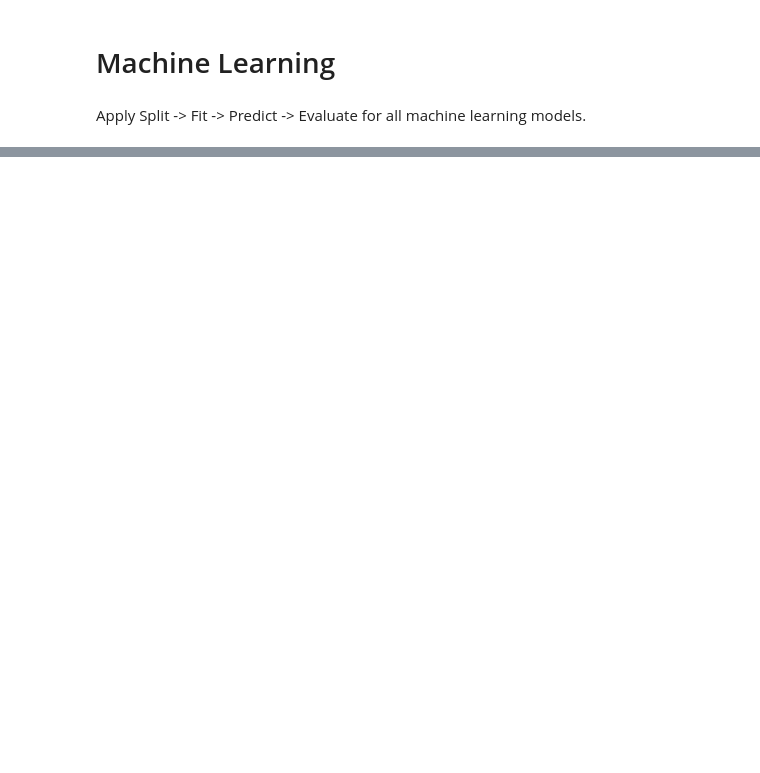
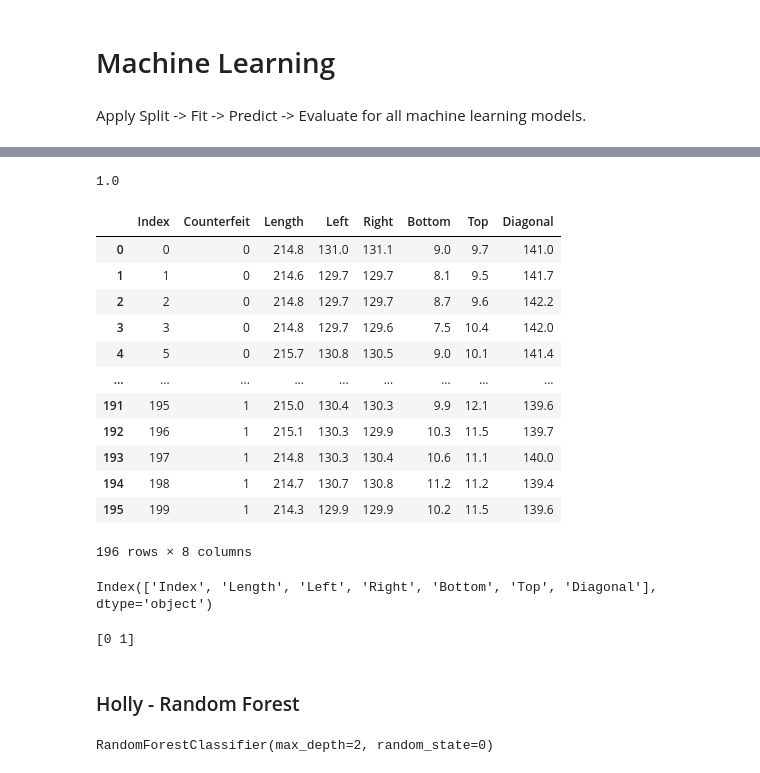
Before and after one commit to ritumsingh23/SC22-BatchC-green-titans, a Jupyter notebook: Green-Titans_Project/Swiss_Bank_Notes_Project.ipynb, the cells around one changed output, grey strips where cells are left out. Saved outputs shown, nothing was run; the diff lists cells and outputs as text; code cells hidden in the pictures; blank space fills up the shorter version.

```diff
--- a/Green-Titans_Project/Swiss_Bank_Notes_Project.ipynb
+++ b/Green-Titans_Project/Swiss_Bank_Notes_Project.ipynb
@@ -219,0 +358,33 @@ from sklearn import svm
+# %%
+#train score
+clf_dt.score(x_test, y_test)
+clf_dt.score(x_train,y_train)
+#test score
+# %% [output]
+1.0
+# %%
+new_banknotes_dataset
+# %% [output]
+|  | Index | Counterfeit | Length | Left | Right | Bottom | Top | Diagonal |
+| 0 | 0 | 0 | 214.8 | 131.0 | 131.1 | 9.0 | 9.7 | 141.0 |
+| 1 | 1 | 0 | 214.6 | 129.7 | 129.7 | 8.1 | 9.5 | 141.7 |
+| 2 | 2 | 0 | 214.8 | 129.7 | 129.7 | 8.7 | 9.6 | 142.2 |
+| 3 | 3 | 0 | 214.8 | 129.7 | 129.6 | 7.5 | 10.4 | 142.0 |
+| 4 | 5 | 0 | 215.7 | 130.8 | 130.5 | 9.0 | 10.1 | 141.4 |
+| ... | ... | ... | ... | ... | ... | ... | ... | ... |
+| 191 | 195 | 1 | 215.0 | 130.4 | 130.3 | 9.9 | 12.1 | 139.6 |
+| 192 | 196 | 1 | 215.1 | 130.3 | 129.9 | 10.3 | 11.5 | 139.7 |
+| 193 | 197 | 1 | 214.8 | 130.3 | 130.4 | 10.6 | 11.1 | 140.0 |
+| 194 | 198 | 1 | 214.7 | 130.7 | 130.8 | 11.2 | 11.2 | 139.4 |
+| 195 | 199 | 1 | 214.3 | 129.9 | 129.9 | 10.2 | 11.5 | 139.6 |
+196 rows × 8 columns
+# %%
+print(input_columns.columns)
+# %% [output]
+Index(['Index', 'Length', 'Left', 'Right', 'Bottom', 'Top', 'Diagonal'], dtype='object')
+# %%
+print (new_banknotes_dataset.Counterfeit.unique())
+# %% [output]
+[0 1]
+# %% [markdown]
+### Holly - Random Forest
@@ -219,0 +394,5 @@ from sklearn import svm
+# %%
+>>> rfc = RandomForestClassifier(max_depth=2, random_state=0)
+>>> rfc.fit(x_train, y_train)
+# %% [output]
+RandomForestClassifier(max_depth=2, random_state=0)
```
Also changed, not shown: parts of 75 cells of this notebook, 3 other files.
